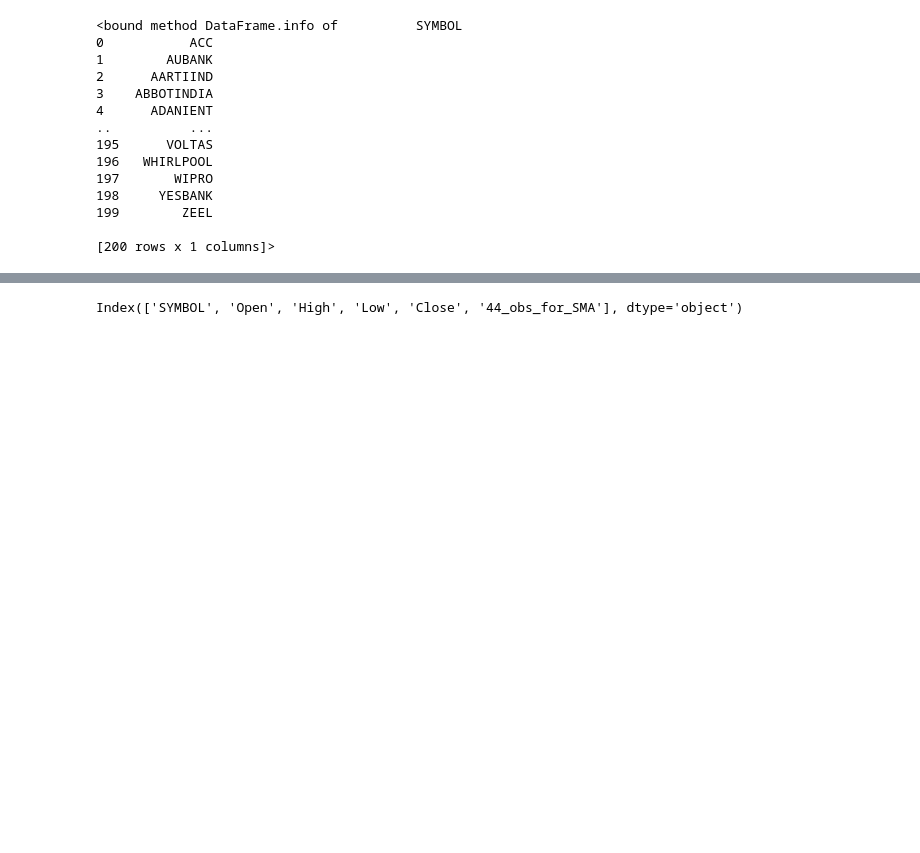
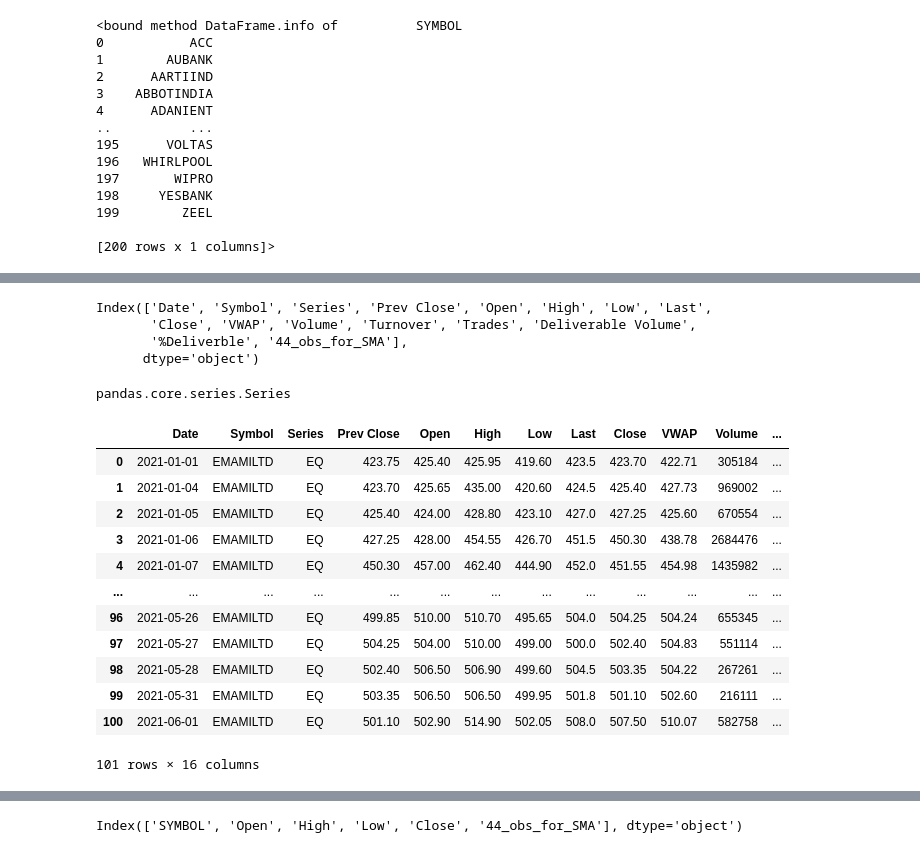
Before and after one commit to my8286/Stock-Analysis, a Jupyter notebook: Simple Moving Average.ipynb, the cells around one changed output, grey strips where cells are left out. Saved outputs shown, nothing was run; the diff lists cells and outputs as text; code cells hidden in the pictures; blank space fills up the shorter version.

```diff
--- a/Simple Moving Average.ipynb
+++ b/Simple Moving Average.ipynb
@@ -35,28 +35,3 @@ nifty.info
 199        ZEEL
 
 [200 rows x 1 columns]>
-# %%
-list=[]
-updated=datetime(datetime.now().year,datetime.now().month,datetime.now().day)
-for name, values in nifty.iteritems():
-    for index in values:
-        if update!=datetime(datetime.now().year,datetime.now().month,datetime.now().day):
-            rising_stock=get_history(index,start=datetime(datetime.now().year,datetime.now().month,datetime.now().day),end=datetime(datetime.now().year,datetime.now().month,datetime.now().day))
-            sublist=[]
-            if rising_stock.shape[0]>1 and rising_stock['Open'][-1] < rising_stock['Close'][-1]:
-                short_window = 44
-                rising_stock["44_obs_for_SMA"] = rising_stock["Close"].rolling(window=short_window).mean()
-
-                if (rising_stock["High"][-1]>= rising_stock["44_obs_for_SMA"][-1] and rising_stock["Low"][-1]<= rising_stock["44_obs_for_SMA"][-1]) or abs(rising_stock["Low"][-1]-rising_stock["44_obs_for_SMA"][-1])<=3 :
-                    sublist.append(index)
-                    sublist.append(rising_stock["Open"][-1])
-                    sublist.append(rising_stock["High"][-1])
-                    sublist.append(rising_stock["Low"][-1])
-                    sublist.append(rising_stock["Close"][-1])
-                    sublist.append(rising_stock["44_obs_for_SMA"][-1])
-
-                    list.append(sublist)
-                    rising_stock.index.name = 'Date'
-
-                    rising_stock.to_csv("stocks/{index}.csv".format(index=index))
-                    print(index)
@@ -64,0 +41,3 @@ NameError: name 'update' is not defined
+# %%
+ rising_stock=get_history("TCS",start=datetime(2021,1,1),end=datetime(datetime.now().year,datetime.now().month,datetime.now().day))
+ rising_stock.head()
@@ -65,3 +52,34 @@ NameError: name 'update' is not defined
+# %%
+rising_stock.reset_index('Date',inplace=True)
+rising_stock.columns
+# %% [output]
+Index(['Date', 'Symbol', 'Series', 'Prev Close', 'Open', 'High', 'Low', 'Last',
+       'Close', 'VWAP', 'Volume', 'Turnover', 'Trades', 'Deliverable Volume',
+       '%Deliverble', '44_obs_for_SMA'],
+      dtype='object')
+# %%
+rising_stock['Date'] = pd.to_datetime(rising_stock.Date)
+# %%
+type(rising_stock.Date)
+# %% [output]
+pandas.core.series.Series
+# %%
+
+rising_stock
+# %% [output]
+|  | Date | Symbol | Series | Prev Close | Open | High | Low | Last | Close | VWAP | Volume | ... |
+| 0 | 2021-01-01 | EMAMILTD | EQ | 423.75 | 425.40 | 425.95 | 419.60 | 423.5 | 423.70 | 422.71 | 305184 | ... |
+| 1 | 2021-01-04 | EMAMILTD | EQ | 423.70 | 425.65 | 435.00 | 420.60 | 424.5 | 425.40 | 427.73 | 969002 | ... |
+| 2 | 2021-01-05 | EMAMILTD | EQ | 425.40 | 424.00 | 428.80 | 423.10 | 427.0 | 427.25 | 425.60 | 670554 | ... |
+| 3 | 2021-01-06 | EMAMILTD | EQ | 427.25 | 428.00 | 454.55 | 426.70 | 451.5 | 450.30 | 438.78 | 2684476 | ... |
+| 4 | 2021-01-07 | EMAMILTD | EQ | 450.30 | 457.00 | 462.40 | 444.90 | 452.0 | 451.55 | 454.98 | 1435982 | ... |
+| ... | ... | ... | ... | ... | ... | ... | ... | ... | ... | ... | ... | ... |
+| 96 | 2021-05-26 | EMAMILTD | EQ | 499.85 | 510.00 | 510.70 | 495.65 | 504.0 | 504.25 | 504.24 | 655345 | ... |
+| 97 | 2021-05-27 | EMAMILTD | EQ | 504.25 | 504.00 | 510.00 | 499.00 | 500.0 | 502.40 | 504.83 | 551114 | ... |
+| 98 | 2021-05-28 | EMAMILTD | EQ | 502.40 | 506.50 | 506.90 | 499.60 | 504.5 | 503.35 | 504.22 | 267261 | ... |
+| 99 | 2021-05-31 | EMAMILTD | EQ | 503.35 | 506.50 | 506.50 | 499.95 | 501.8 | 501.10 | 502.60 | 216111 | ... |
+| 100 | 2021-06-01 | EMAMILTD | EQ | 501.10 | 502.90 | 514.90 | 502.05 | 508.0 | 507.50 | 510.07 | 582758 | ... |
+101 rows × 16 columns
 # %%
 # Get historical data of all Nifty50 stocks and filter out rising stocks
 # calculating the simple moving average (which is just mean calculated progressively)
```
Also changed, not shown: parts of 5 cells of this notebook.
